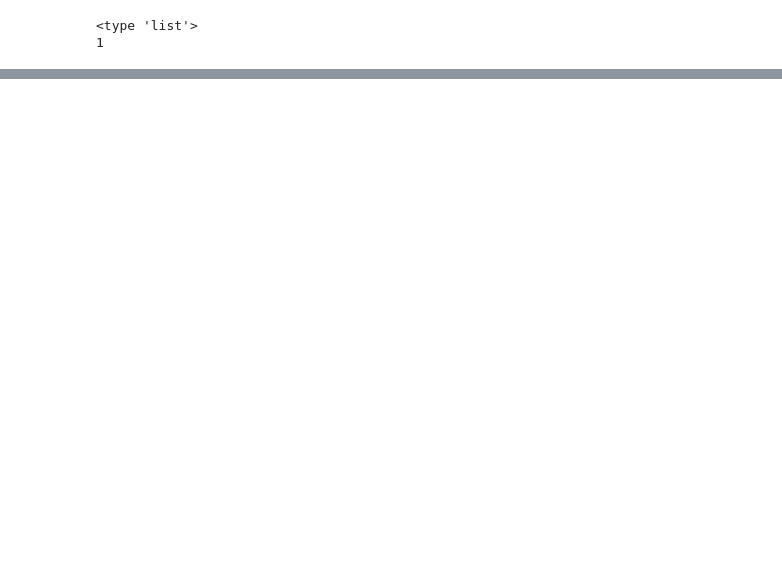
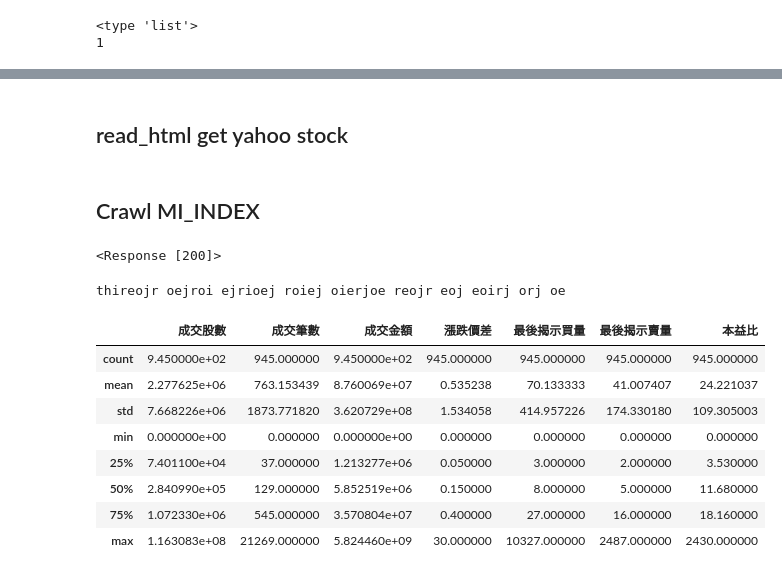
Before and after one commit to ywchiu/pyfinance, a Jupyter notebook: 20160508Demo.ipynb, the cells around one changed output, grey strips where cells are left out. Saved outputs shown, nothing was run; the diff lists cells and outputs as text; code cells hidden in the pictures; blank space fills up the shorter version.

```diff
--- a/20160508Demo.ipynb
+++ b/20160508Demo.ipynb
@@ -696,4 +718,48 @@ stockdf.describe()
+# %% [markdown]
+## read_html get yahoo stock
 # %%
 import pandas as pd
 dfs = pd.read_html('https://tw.stock.yahoo.com/q/q?s=2330')
 dfs[6]
+# %% [markdown]
+## Crawl MI_INDEX
+# %%
+import requests
+url ='http://www.twse.com.tw/ch/trading/exchange/MI_INDEX/MI_INDEX.php'
+payload ={
+'qdate':'105/05/06',
+'selectType':'ALLBUT0999'
+}
+res = requests.post(url,data=payload)
+print res
+# %% [output]
+<Response [200]>
+# %%
+from bs4 import BeautifulSoup
+soup = BeautifulSoup(res.text)
+tb = soup.select('br + table')[0]
+dfs = pd.read_html(tb.prettify('utf-8'), encoding = 'utf-8')
+# %%
+stockdf = dfs[0]
+# %%
+print "thireojr oejroi ejrioej roiej o\
+ierjoe reojr eoj eoirj orj oe"
+# %% [output]
+thireojr oejroi ejrioej roiej oierjoe reojr eoj eoirj orj oe
+# %%
+stockdf.columns = ['證券代號','證券名稱','成交股數','成交筆數',\
+                   '成交金額','開盤價','最高價','最低價','收盤價','漲跌(+/-)',\
+                   '漲跌價差','最後揭示買價','最後揭示買量','最後揭示賣價','最後揭示賣量',\
+                   '本益比']
+# %%
+stockdf.describe()
+# %% [output]
+|  | 成交股數 | 成交筆數 | 成交金額 | 漲跌價差 | 最後揭示買量 | 最後揭示賣量 | 本益比 |
+| count | 9.450000e+02 | 945.000000 | 9.450000e+02 | 945.000000 | 945.000000 | 945.000000 | 945.000000 |
+| mean | 2.277625e+06 | 763.153439 | 8.760069e+07 | 0.535238 | 70.133333 | 41.007407 | 24.221037 |
+| std | 7.668226e+06 | 1873.771820 | 3.620729e+08 | 1.534058 | 414.957226 | 174.330180 | 109.305003 |
+| min | 0.000000e+00 | 0.000000 | 0.000000e+00 | 0.000000 | 0.000000 | 0.000000 | 0.000000 |
+| 25% | 7.401100e+04 | 37.000000 | 1.213277e+06 | 0.050000 | 3.000000 | 2.000000 | 3.530000 |
+| 50% | 2.840990e+05 | 129.000000 | 5.852519e+06 | 0.150000 | 8.000000 | 5.000000 | 11.680000 |
+| 75% | 1.072330e+06 | 545.000000 | 3.570804e+07 | 0.400000 | 27.000000 | 16.000000 | 18.160000 |
+| max | 1.163083e+08 | 21269.000000 | 5.824460e+09 | 30.000000 | 10327.000000 | 2487.000000 | 2430.000000 |
```
Also changed, not shown: parts of 4 cells of this notebook.
